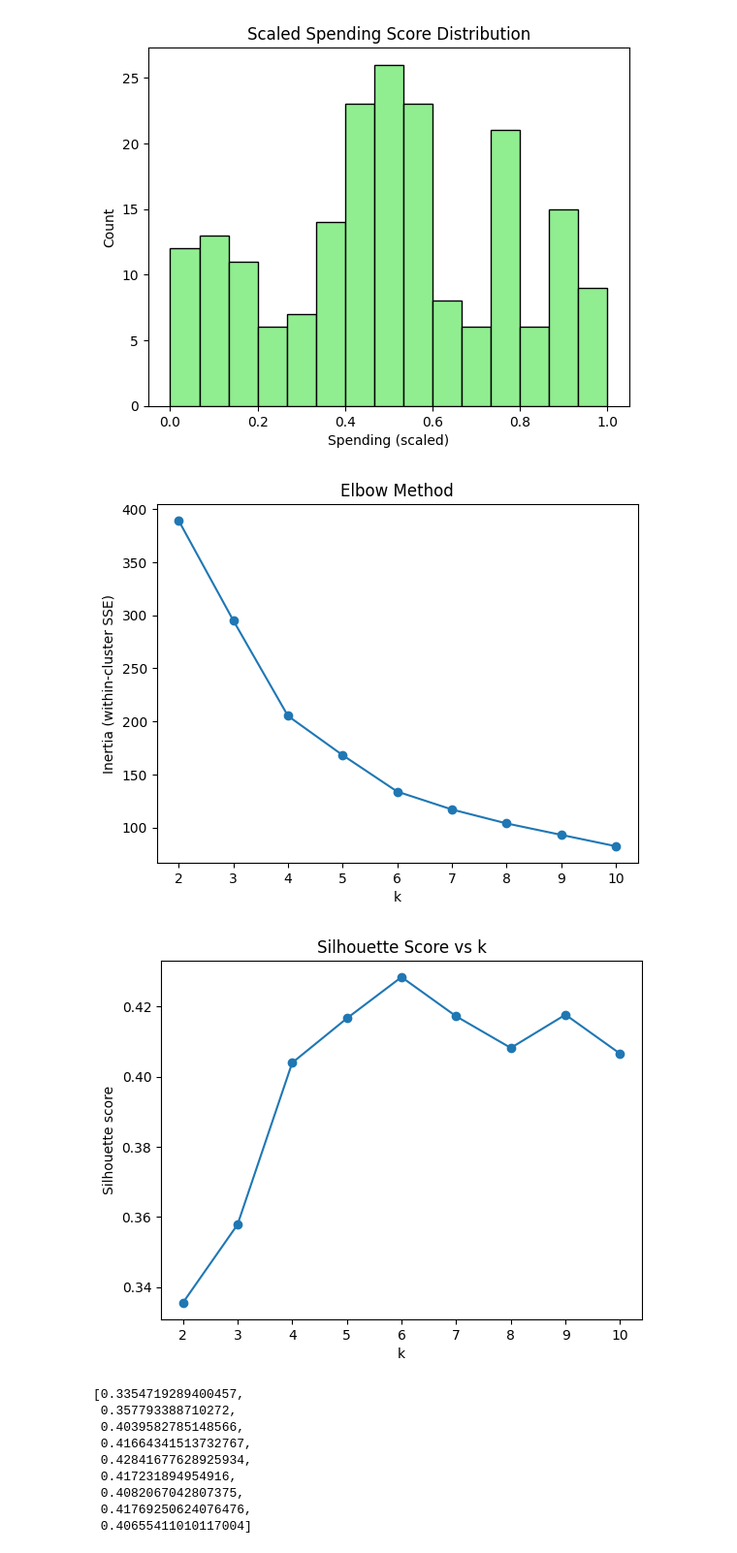
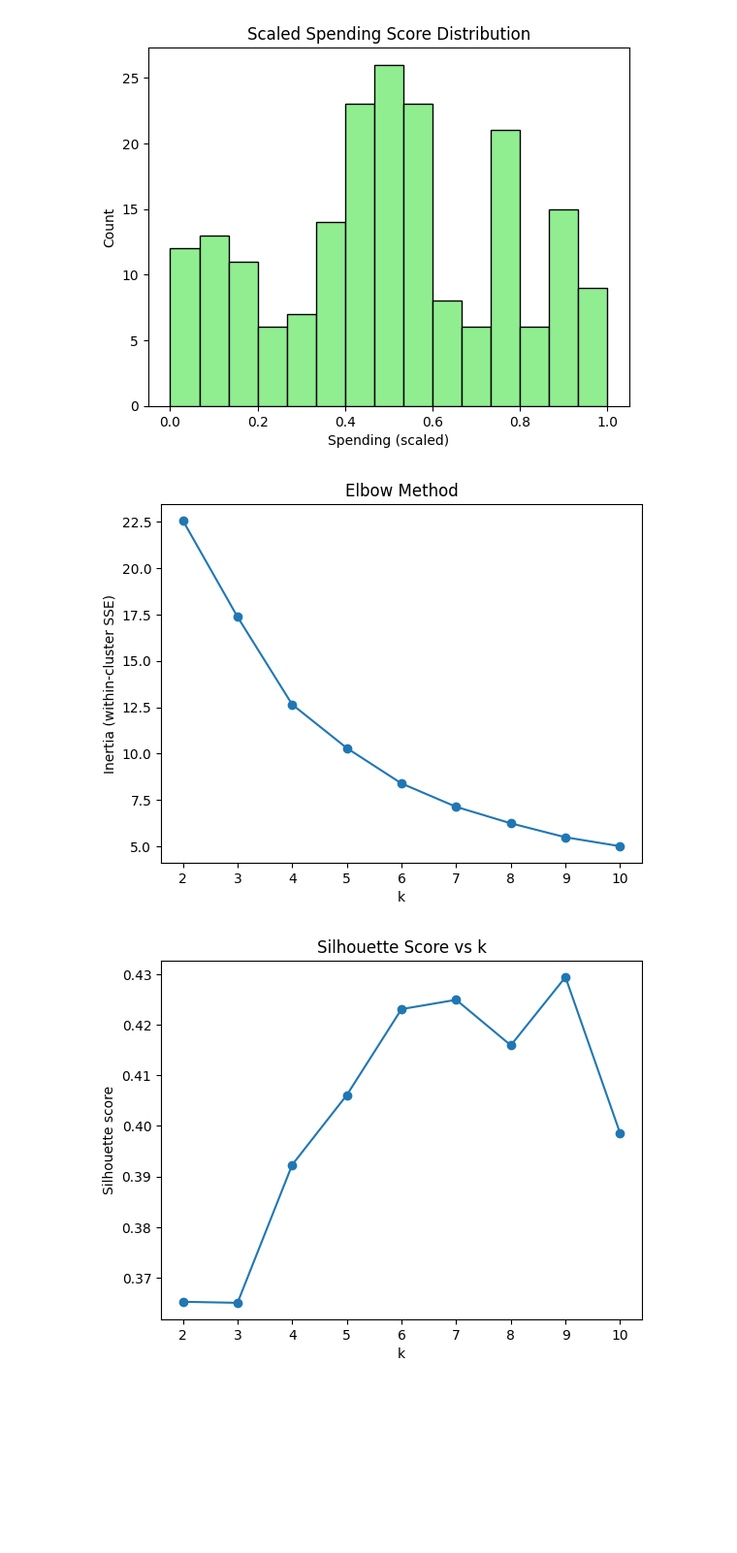
Before and after one commit to PriyankaaNigam/AI-Data-Unlocked, a Jupyter notebook: customer_segmentation/notebooks/mall_segmentation.ipynb, the cells around one changed output. Shown: that part at 97% size. Cells and saved outputs as stored; diff of their text form; code cells hidden in the pictures; blank space fills up the shorter version.

Commit message:
Restore pipeline, remove redundant standard scalar, Fit KMeans, Add Cluster labels

```diff
--- a/customer_segmentation/notebooks/mall_segmentation.ipynb
+++ b/customer_segmentation/notebooks/mall_segmentation.ipynb
@@ -167,25 +149,31 @@ print(X_scaled[:5])
 # %%
-# Age (scaled)
-from sklearn.preprocessing import MinMaxScaler
+# Scale features with MinMaxScaler and plot histograms
 
 scaler = MinMaxScaler()
-scaled_df = pd.DataFrame(scaler.fit_transform(df[["Age", "Annual Income (k$)", "Spending Score (1-100)"]]),
-                         columns=["Age", "Income", "Spending"])
-plt.hist(scaled_df["Age"], bins=15, color="pink", edgecolor="black")
+X_scaled = scaler.fit_transform(df[["Age", "Annual Income (k$)", "Spending Score (1-100)"]])
+
+# DataFrame for plotting
+scaled_df = pd.DataFrame(
+    X_scaled,
+    columns=["Age (scaled)", "Income (scaled)", "Spending (scaled)"]
+)
+
+# Age (scaled)
+plt.hist(scaled_df["Age (scaled)"], bins=15, color="pink", edgecolor="black")
 plt.title("Scaled Age Distribution")
 plt.xlabel("Age (scaled)")
 plt.ylabel("Count")
 plt.show()
 
 # Income (scaled)
-plt.hist(scaled_df["Income"], bins=15, color="skyblue", edgecolor="black")
+plt.hist(scaled_df["Income (scaled)"], bins=15, color="skyblue", edgecolor="black")
 plt.title("Scaled Income Distribution")
 plt.xlabel("Income (scaled)")
 plt.ylabel("Count")
 plt.show()
 
-# Spending (scaled)
-plt.hist(scaled_df["Spending"], bins=15, color="lightgreen", edgecolor="black")
+# Spending Score (scaled)
+plt.hist(scaled_df["Spending (scaled)"], bins=15, color="lightgreen", edgecolor="black")
 plt.title("Scaled Spending Score Distribution")
 plt.xlabel("Spending (scaled)")
 plt.ylabel("Count")
@@ -195,49 +183,29 @@ plt.show()
 [figure]
 [figure]
 # %%
-### Elbow Method
-from sklearn.cluster import KMeans
-
+# Elbow method
 inertias = []
-K = range(2, 11)  # test k values from 2 to 10
-
+K = range(2, 11)
 for k in K:
-    km = KMeans(n_clusters=k, n_init=10, random_state=42)
+    km = KMeans(n_clusters=k, n_init=10, random_state=RANDOM_STATE)
     km.fit(X_scaled)
     inertias.append(km.inertia_)
 
-plt.plot(K, inertias, marker="o")
-plt.xlabel("k")
-plt.ylabel("Inertia (within-cluster SSE)")
-plt.title("Elbow Method")
-plt.show()
+plt.plot(list(K), inertias, marker="o")
+plt.xlabel("k"); plt.ylabel("Inertia (within-cluster SSE)")
+plt.title("Elbow Method"); plt.show()
 # %% [output]
-[figure, old version]
+[figure, new version]
 # %%
-from sklearn.metrics import silhouette_score
+# Silhouette Score
 
 sil_scores = []
-K = range(2, 11)  # same k range as elbow
-
 for k in K:
-    labels = KMeans(n_clusters=k, n_init=10, random_state=42).fit_predict(X_scaled)
-    sil_scores.append(silhouette_score(X_scaled, labels))
+    labels_k = KMeans(n_clusters=k, n_init=10, random_state=RANDOM_STATE).fit_predict(X_scaled)
+    sil_scores.append(silhouette_score(X_scaled, labels_k))
 
 plt.plot(list(K), sil_scores, marker="o")
-plt.title("Silhouette Score vs k")
-plt.xlabel("k")
-plt.ylabel("Silhouette score")
-plt.show()
-
-sil_scores
+plt.xlabel("k"); plt.ylabel("Silhouette score")
+plt.title("Silhouette Score vs k"); plt.show()
 # %% [output]
-[figure, old version]
+[figure, new version]
-[0.3354719289400457,
- 0.357793388710272,
- 0.4039582785148566,
- 0.41664341513732767,
- 0.42841677628925934,
- 0.417231894954916,
- 0.4082067042807375,
- 0.41769250624076476,
- 0.40655411010117004]
```
Also changed, not shown: parts of 3 cells of this notebook.
